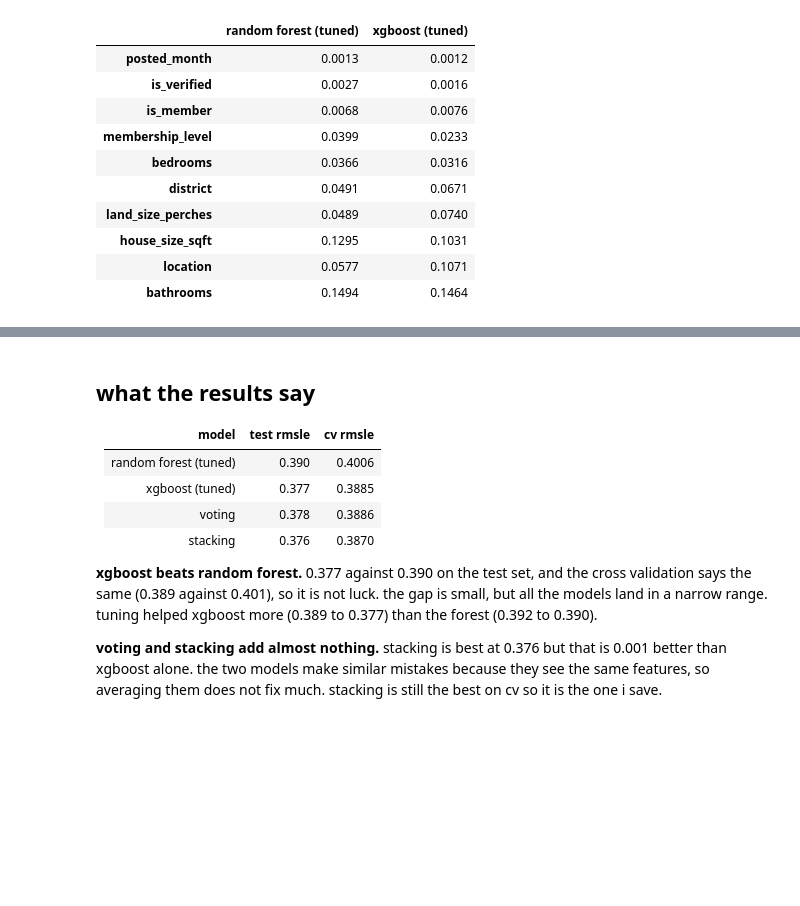
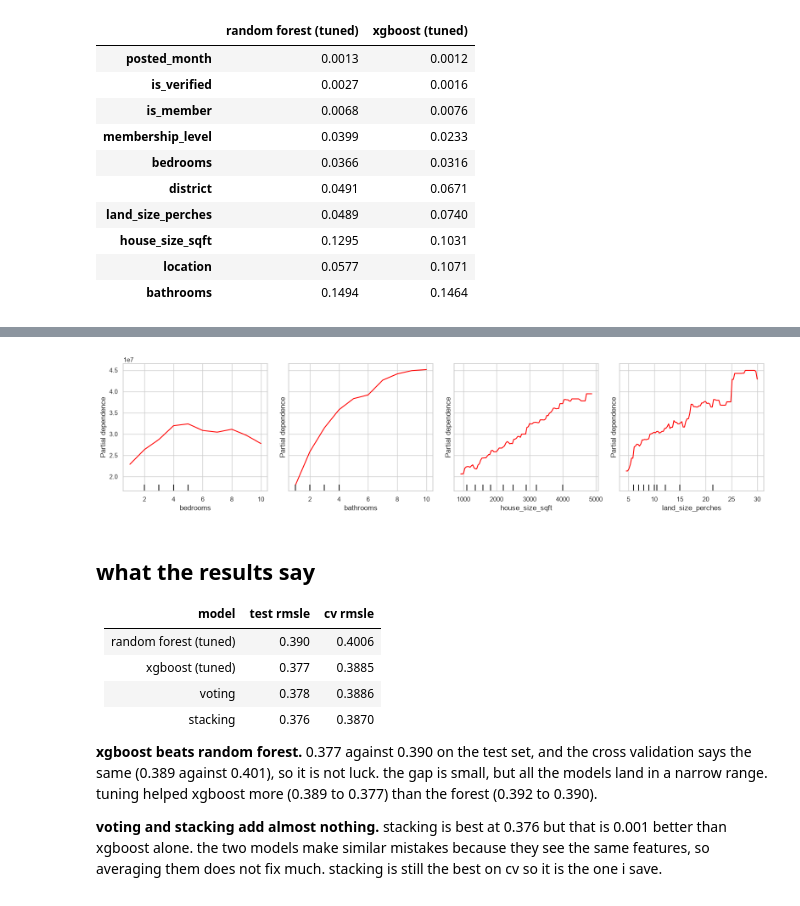
Before and after one commit to dsameendra/lk-ensemble-lab, a Jupyter notebook: notebooks/houses_modelling.ipynb, the cells around one changed output, grey strips where cells are left out. Cells and saved outputs as stored; diff of their text form; code cells hidden in the pictures; blank space fills up the shorter version.

```diff
--- a/notebooks/houses_modelling.ipynb
+++ b/notebooks/houses_modelling.ipynb
@@ -353,3 +488,12 @@ imp.round(4)
+# %%
+# partial dependence on the price scale, 5th to 95th percentile of each feature
+fig, ax = plt.subplots(1, 4, figsize=(16, 4), sharey=True)
+PartialDependenceDisplay.from_estimator(xgb_best, shap_rows, ['bedrooms', 'bathrooms', 'house_size_sqft', 'land_size_perches'],
+                                        kind='average', ax=ax, line_kw={'color': 'red'})
+plt.tight_layout()
+plt.show()
+# %% [output]
+[figure, added]
 # %% [markdown]
 ## what the results say
 
```
Also changed, not shown: parts of 12 cells of this notebook, 7 other files.
